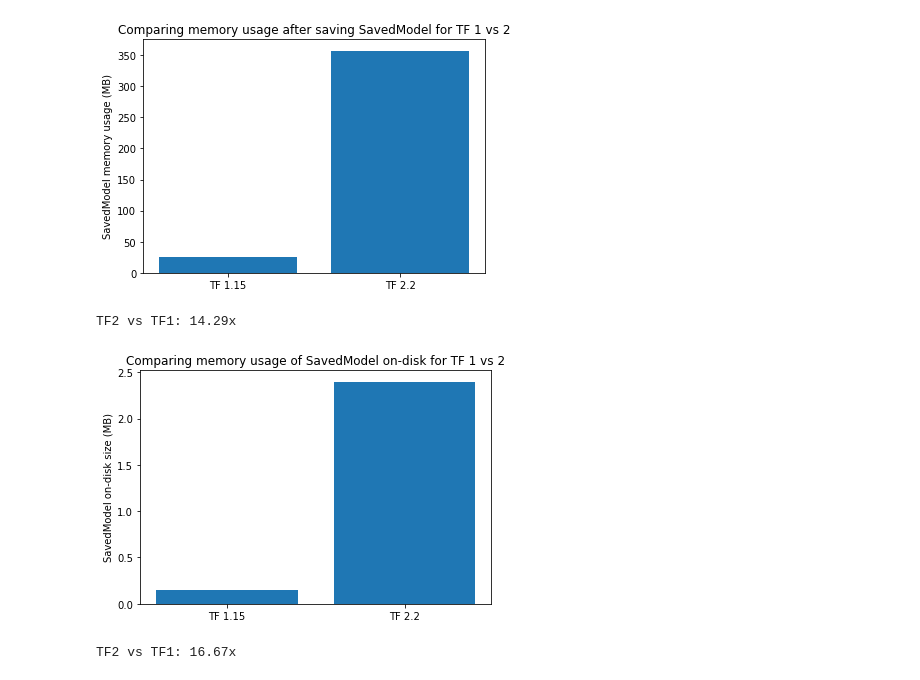
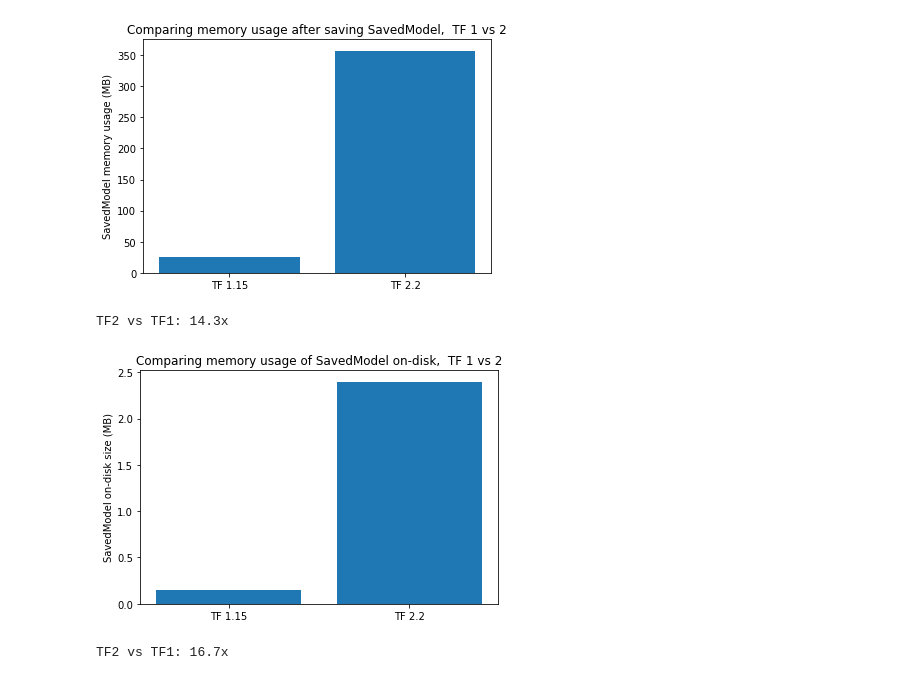
Before and after one commit to kmh4321/tf2_memory_leak, a Jupyter notebook: mem_usage_tf1vs2/Memory usage analysis TF Keras 1.15 v 2.2.ipynb, the cells around one changed output. Cells and saved outputs as stored; diff of their text form; code cells hidden in the pictures.

```diff
--- a/mem_usage_tf1vs2/Memory usage analysis TF Keras 1.15 v 2.2.ipynb
+++ b/mem_usage_tf1vs2/Memory usage analysis TF Keras 1.15 v 2.2.ipynb
@@ -4,22 +4,22 @@ import numpy as np
 # %%
 labels = ['TF 1.15', 'TF 2.2']
 x = np.arange(len(labels))
 y = [25.0234375, 357.5546875]
 
 fig, ax = plt.subplots()
 ax.bar(x, y)
 
 ax.set_ylabel('SavedModel memory usage (MB)')
-ax.set_title('Comparing memory usage after saving SavedModel for TF 1 vs 2')
+ax.set_title('Comparing memory usage after saving SavedModel,  TF 1 vs 2')
 ax.set_xticks(x)
 ax.set_xticklabels(labels)
 fig.tight_layout()
 
 plt.show()
-print('TF2 vs TF1: {:.2f}x'.format(y[1] / y[0]))
+print('TF2 vs TF1: {:.1f}x'.format(y[1] / y[0]))
 # %% [output]
-[figure, old version]
+[figure, new version]
-TF2 vs TF1: 14.29x
+TF2 vs TF1: 14.3x
 # %%
 # on-disk size of saved_model.pb
 y2 = [0.144, 2.4]
@@ -28,13 +28,13 @@ fig, ax = plt.subplots()
 ax.bar(x, y2)
 
 ax.set_ylabel('SavedModel on-disk size (MB)')
-ax.set_title('Comparing memory usage of SavedModel on-disk for TF 1 vs 2')
+ax.set_title('Comparing memory usage of SavedModel on-disk,  TF 1 vs 2')
 ax.set_xticks(x)
 ax.set_xticklabels(labels)
 fig.tight_layout()
 
 plt.show()
-print('TF2 vs TF1: {:.2f}x'.format(y2[1] / y2[0]))
+print('TF2 vs TF1: {:.1f}x'.format(y2[1] / y2[0]))
 # %% [output]
-[figure, old version]
+[figure, new version]
-TF2 vs TF1: 16.67x
+TF2 vs TF1: 16.7x
```
Also changed, not shown: parts of 1 cell of this notebook, 1 other file.
